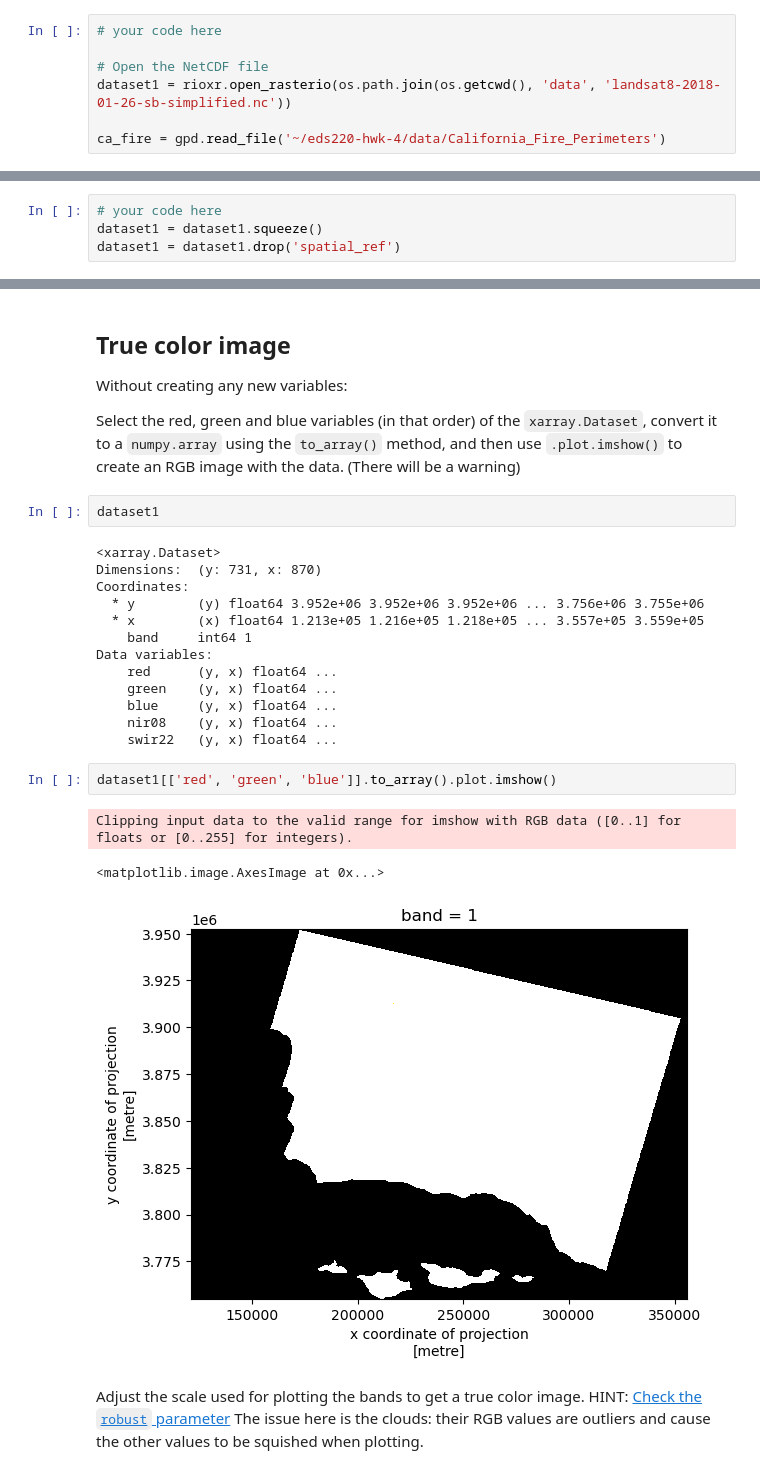
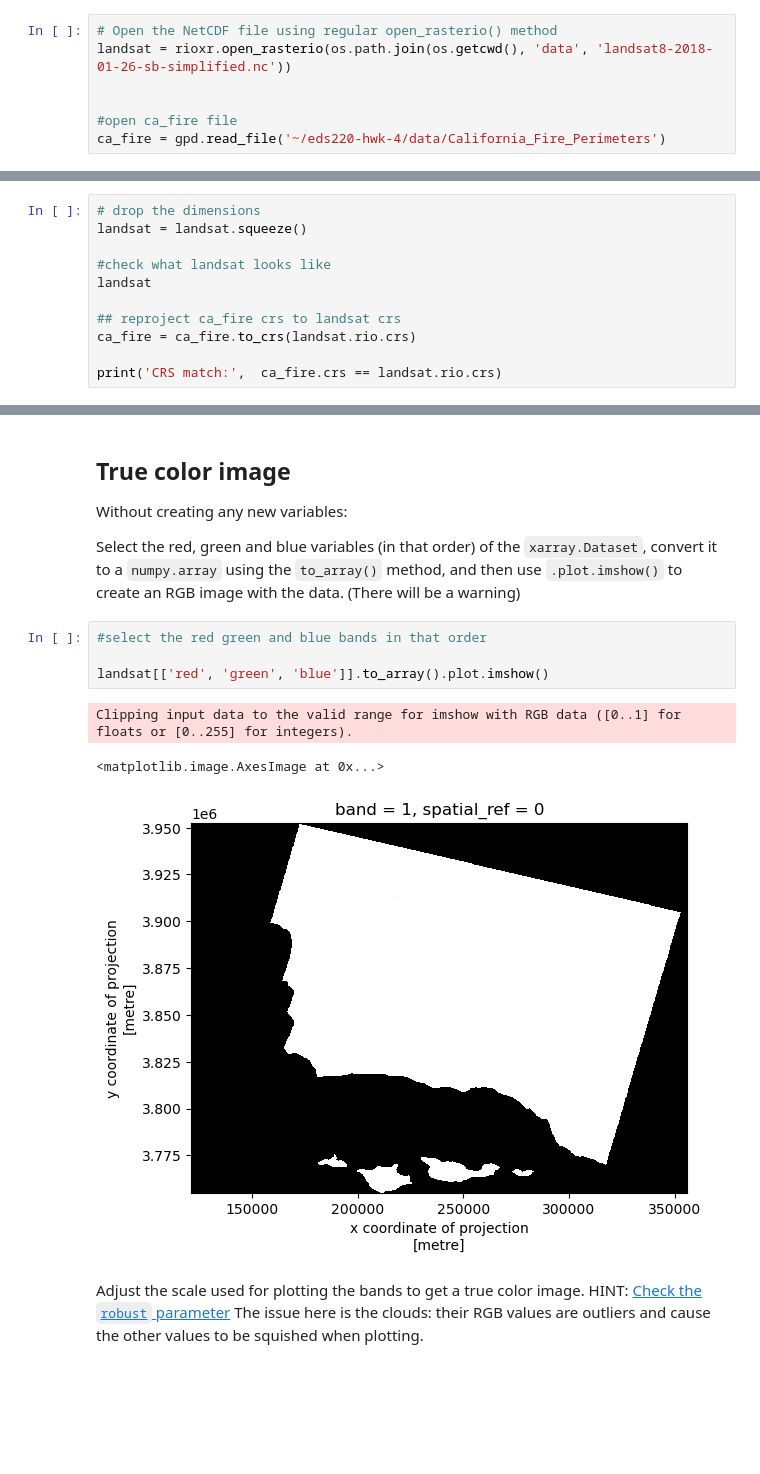
Before and after one commit to floraham/eds220-hwk-4, a Jupyter notebook: hwk4-task2-false-color.ipynb, the cells around one changed output, grey strips where cells are left out. Cells and saved outputs as stored; diff of their text form; blank space fills up the shorter version.

```diff
--- a/hwk4-task2-false-color.ipynb
+++ b/hwk4-task2-false-color.ipynb
@@ -71,11 +70,11 @@ from rasterio.features import rasterize #for rasterizing polygons
 # %% [markdown]
 ## Import data
 # %%
-# your code here
+# Open the NetCDF file using regular open_rasterio() method
+landsat = rioxr.open_rasterio(os.path.join(os.getcwd(), 'data', 'landsat8-2018-01-26-sb-simplified.nc'))
 
-# Open the NetCDF file
-dataset1 = rioxr.open_rasterio(os.path.join(os.getcwd(), 'data', 'landsat8-2018-01-26-sb-simplified.nc'))
 
+#open ca_fire file
 ca_fire = gpd.read_file('~/eds220-hwk-4/data/California_Fire_Perimeters')
 # %% [markdown]
 ## Exploration
@@ -101,6 +130,13 @@ ca_fire.plot()
 If there are any updates needed to the data to plot the true and false color images, perform them in the next cells (you may add as many as you need).
 Comment appropriately.
 # %%
-# your code here
-dataset1 = dataset1.squeeze()
-dataset1 = dataset1.drop('spatial_ref')
+# drop the dimensions
+landsat = landsat.squeeze()
+
+#check what landsat looks like
+landsat
+
+## reproject ca_fire crs to landsat crs
+ca_fire = ca_fire.to_crs(landsat.rio.crs)
+
+print('CRS match:',  ca_fire.crs == landsat.rio.crs)
@@ -110,27 +148,14 @@ dataset1 = dataset1.drop('spatial_ref')
 Without creating any new variables:
 
 Select the red, green and blue variables (in that order) of the `xarray.Dataset`, convert it to a `numpy.array` using the `to_array()` method, and then use `.plot.imshow()` to create an RGB image with the data. (There will be a warning)
-# %%
-dataset1
-# %% [output]
-<xarray.Dataset>
-Dimensions:  (y: 731, x: 870)
-Coordinates:
-  * y        (y) float64 3.952e+06 3.952e+06 3.952e+06 ... 3.756e+06 3.755e+06
-  * x        (x) float64 1.213e+05 1.216e+05 1.218e+05 ... 3.557e+05 3.559e+05
-    band     int64 1
-Data variables:
-    red      (y, x) float64 ...
-    green    (y, x) float64 ...
-    blue     (y, x) float64 ...
-    nir08    (y, x) float64 ...
-    swir22   (y, x) float64 ...
 # %%
-dataset1[['red', 'green', 'blue']].to_array().plot.imshow()
+#select the red green and blue bands in that order
+
+landsat[['red', 'green', 'blue']].to_array().plot.imshow()
 # %% [output]
 Clipping input data to the valid range for imshow with RGB data ([0..1] for floats or [0..255] for integers).
 <matplotlib.image.AxesImage at 0x...>
-[figure, old version]
+[figure, new version]
 # %% [markdown]
 Adjust the scale used for plotting the bands to get a true color image.
 HINT: [Check the `robust` parameter](https://matplotlib.org/stable/api/_as_gen/matplotlib.pyplot.imshow.html)
```
Also changed, not shown: parts of 12 cells of this notebook, 1 other file.
